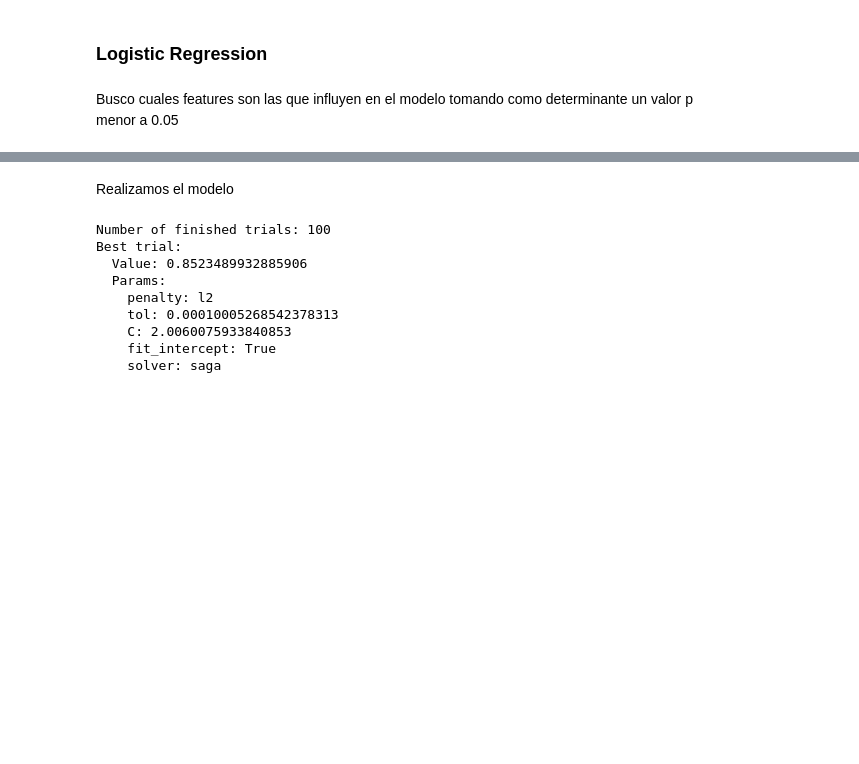
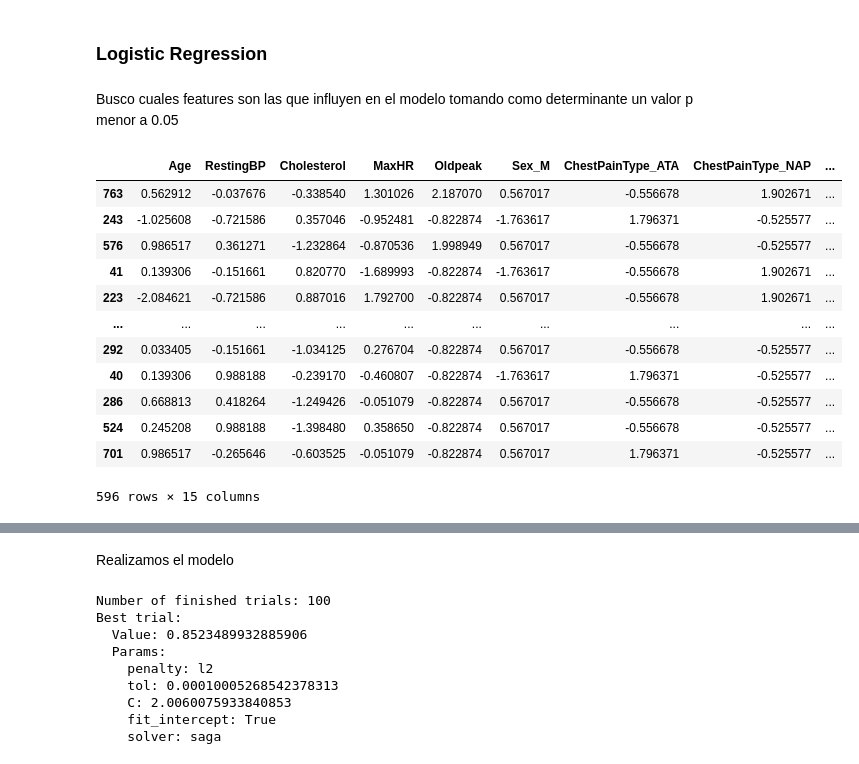
Before and after one commit to JuanPabloAnselmo/Data_science_Ejemplos, a Jupyter notebook: Classification_Heart_Disease_Prediction_Optuna/Classification_Heart_Disease_Prediction_Optuna.ipynb, the cells around one changed output, grey strips where cells are left out. Cells and saved outputs as stored; diff of their text form; code cells hidden in the pictures; blank space fills up the shorter version.

```diff
--- a/Classification_Heart_Disease_Prediction_Optuna/Classification_Heart_Disease_Prediction_Optuna.ipynb
+++ b/Classification_Heart_Disease_Prediction_Optuna/Classification_Heart_Disease_Prediction_Optuna.ipynb
@@ -779,2 +777,18 @@ y_train_clean = y_train.reset_index(drop=True)
+# %%
+scaled_df_train
+# %% [output]
+|  | Age | RestingBP | Cholesterol | MaxHR | Oldpeak | Sex_M | ChestPainType_ATA | ChestPainType_NAP | ... |
+| 763 | 0.562912 | -0.037676 | -0.338540 | 1.301026 | 2.187070 | 0.567017 | -0.556678 | 1.902671 | ... |
+| 243 | -1.025608 | -0.721586 | 0.357046 | -0.952481 | -0.822874 | -1.763617 | 1.796371 | -0.525577 | ... |
+| 576 | 0.986517 | 0.361271 | -1.232864 | -0.870536 | 1.998949 | 0.567017 | -0.556678 | -0.525577 | ... |
+| 41 | 0.139306 | -0.151661 | 0.820770 | -1.689993 | -0.822874 | -1.763617 | -0.556678 | 1.902671 | ... |
+| 223 | -2.084621 | -0.721586 | 0.887016 | 1.792700 | -0.822874 | 0.567017 | -0.556678 | 1.902671 | ... |
+| ... | ... | ... | ... | ... | ... | ... | ... | ... | ... |
+| 292 | 0.033405 | -0.151661 | -1.034125 | 0.276704 | -0.822874 | 0.567017 | -0.556678 | -0.525577 | ... |
+| 40 | 0.139306 | 0.988188 | -0.239170 | -0.460807 | -0.822874 | -1.763617 | 1.796371 | -0.525577 | ... |
+| 286 | 0.668813 | 0.418264 | -1.249426 | -0.051079 | -0.822874 | 0.567017 | -0.556678 | -0.525577 | ... |
+| 524 | 0.245208 | 0.988188 | -1.398480 | 0.358650 | -0.822874 | 0.567017 | -0.556678 | -0.525577 | ... |
+| 701 | 0.986517 | -0.265646 | -0.603525 | -0.051079 | -0.822874 | 0.567017 | 1.796371 | -0.525577 | ... |
+596 rows × 15 columns
 # %%
 # Utilizo funcion
```
Also changed, not shown: parts of 10 cells of this notebook.
